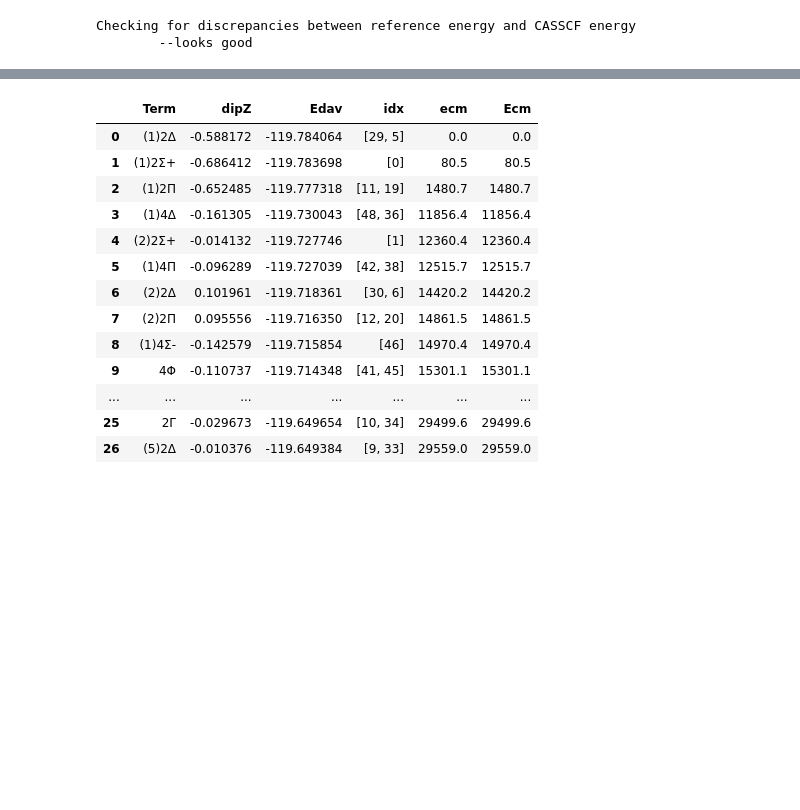
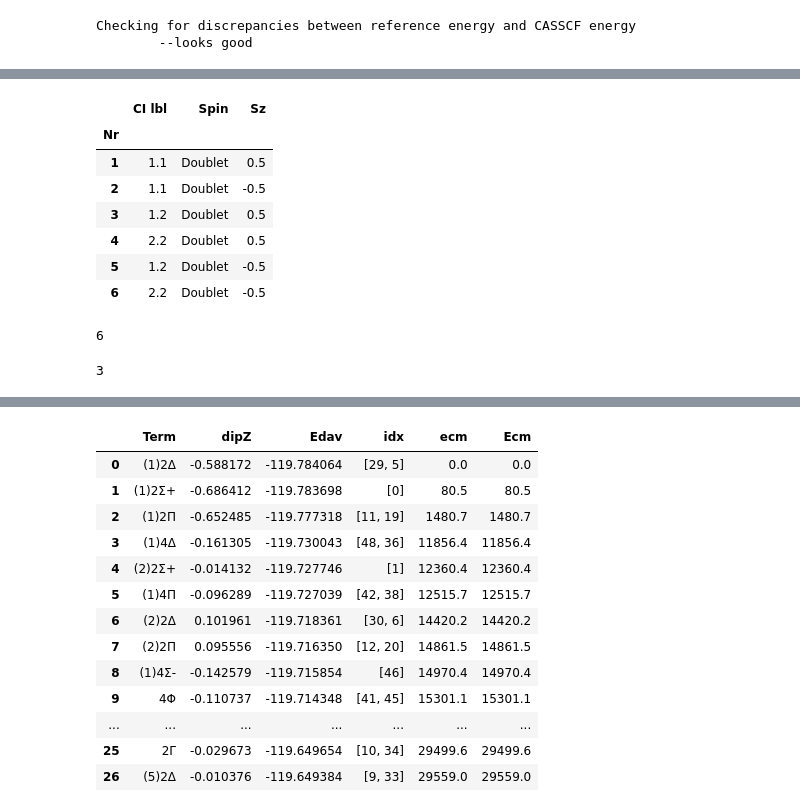
Before and after one commit to kkinist/diatomic_SOC, a Jupyter notebook: SOCI_assign_with_props_c2v.ipynb, the cells around one changed output, grey strips where cells are left out. Saved outputs shown, nothing was run; the diff lists cells and outputs as text; code cells hidden in the pictures; blank space fills up the shorter version.

```diff
--- a/SOCI_assign_with_props_c2v.ipynb
+++ b/SOCI_assign_with_props_c2v.ipynb
@@ -181,0 +878,20 @@ SO level (state) counts:
+# %%
+Compos = mpr.readSOcompos(fsoci)[0][-1]
+Compos.basis
+# %% [output]
+|  | CI lbl | Spin | Sz |
+| Nr |  |  |  |
+| 1 | 1.1 | Doublet | 0.5 |
+| 2 | 1.1 | Doublet | -0.5 |
+| 3 | 1.2 | Doublet | 0.5 |
+| 4 | 2.2 | Doublet | 0.5 |
+| 5 | 1.2 | Doublet | -0.5 |
+| 6 | 2.2 | Doublet | -0.5 |
+# %%
+len(Compos.basis)
+# %% [output]
+6
+# %%
+len(set(Compos.basis['CI lbl']))
+# %% [output]
+3
```
Also changed, not shown: parts of 23 cells of this notebook.
